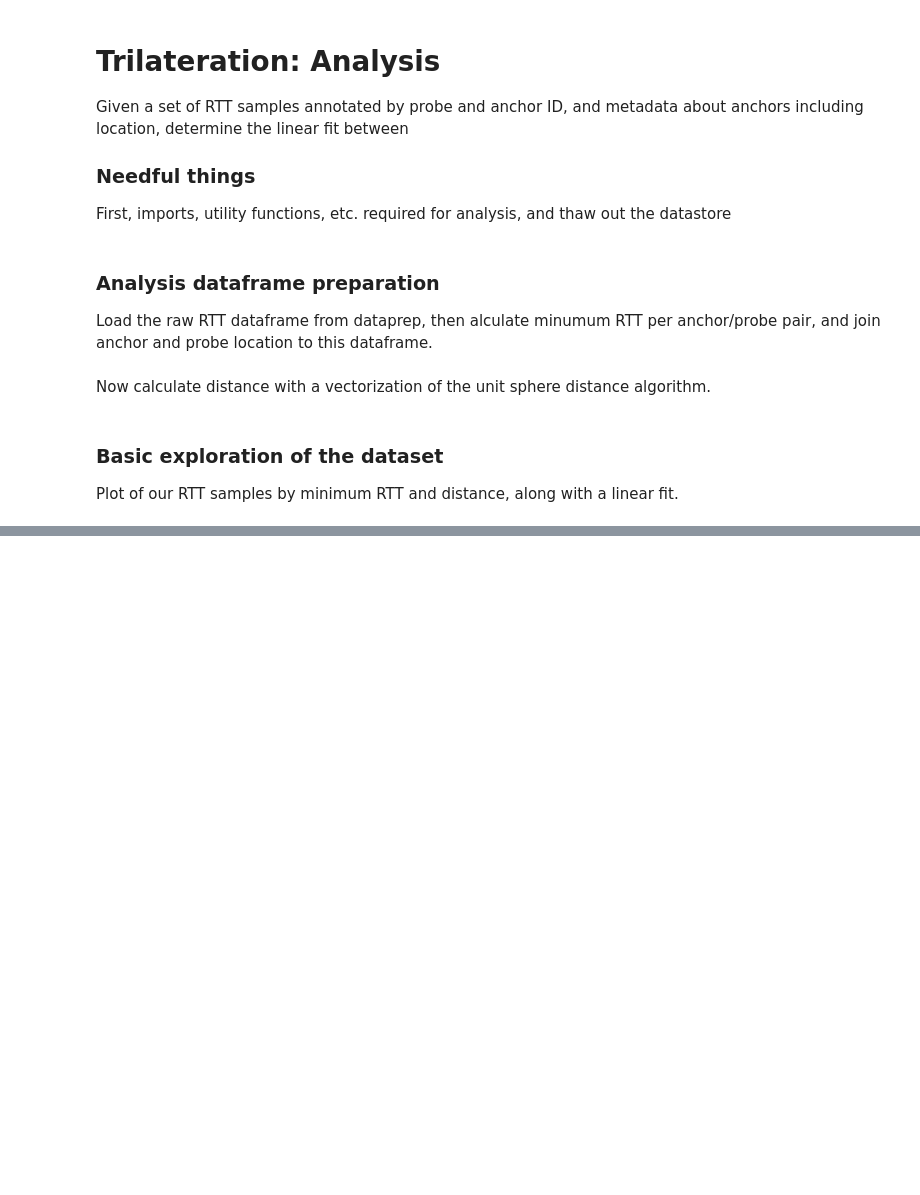
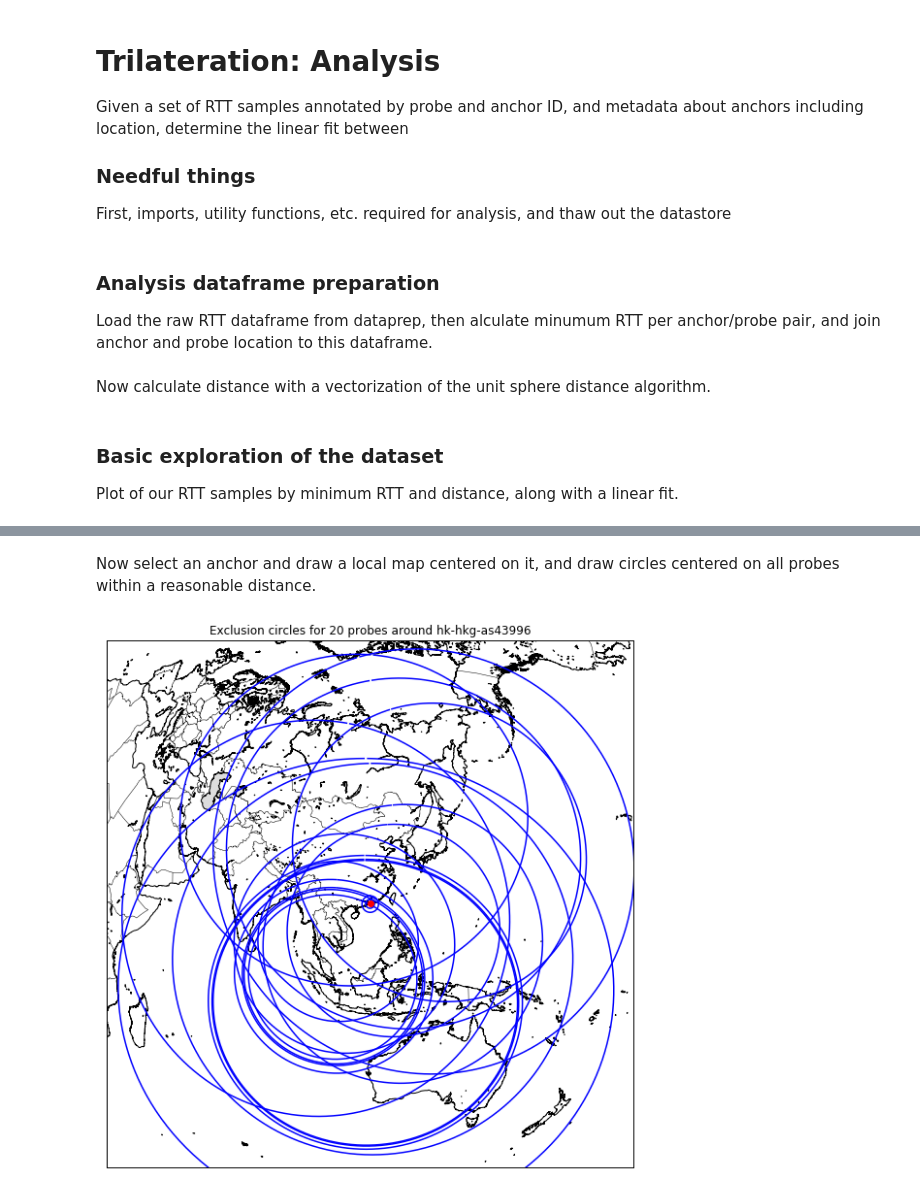
Before and after one commit to britram/trilateration, a Jupyter notebook: analysis.ipynb, the cells around one changed output, grey strips where cells are left out. Drawn from its saved outputs; the diff is of its cells as text; code cells hidden in the pictures; blank space fills up the shorter version.

```diff
--- a/analysis.ipynb
+++ b/analysis.ipynb
@@ -129,0 +292,6 @@ plt.plot(np.arange(1,55), np.arange(1,55) * 4 * 300 * 0.33)
+# %% [markdown]
+Now select an anchor and draw a local map centered on it, and draw circles centered on all probes within a reasonable distance.
+# %%
+plot_exclusion_circles(np.random.choice(min_df.index.levels[0]), km_range=(5,1000), max_rtt=100000, max_probes=20)
+# %% [output]
+[figure, added]
```
Also changed, not shown: parts of 31 cells of this notebook, 2 other files.
